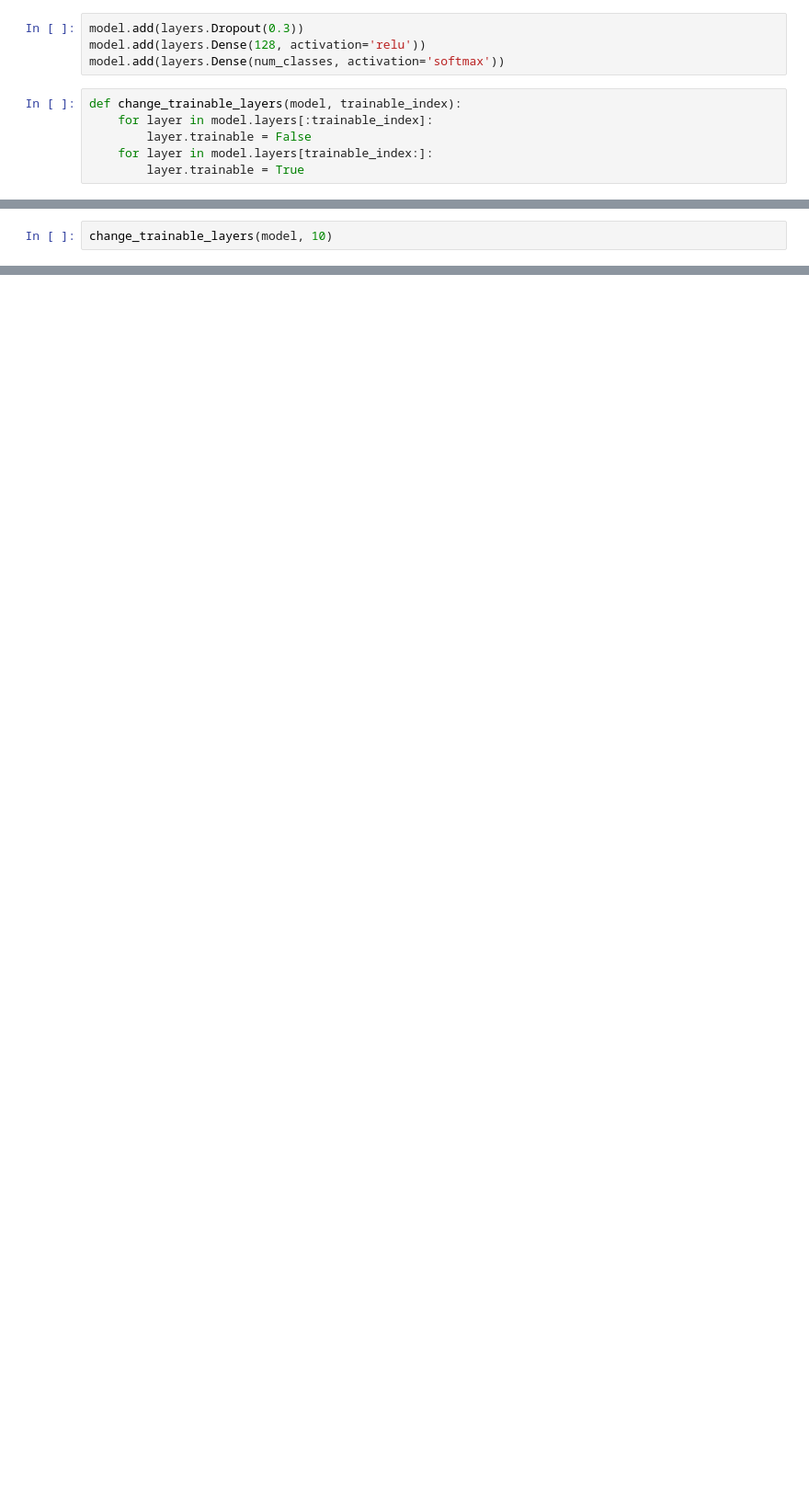
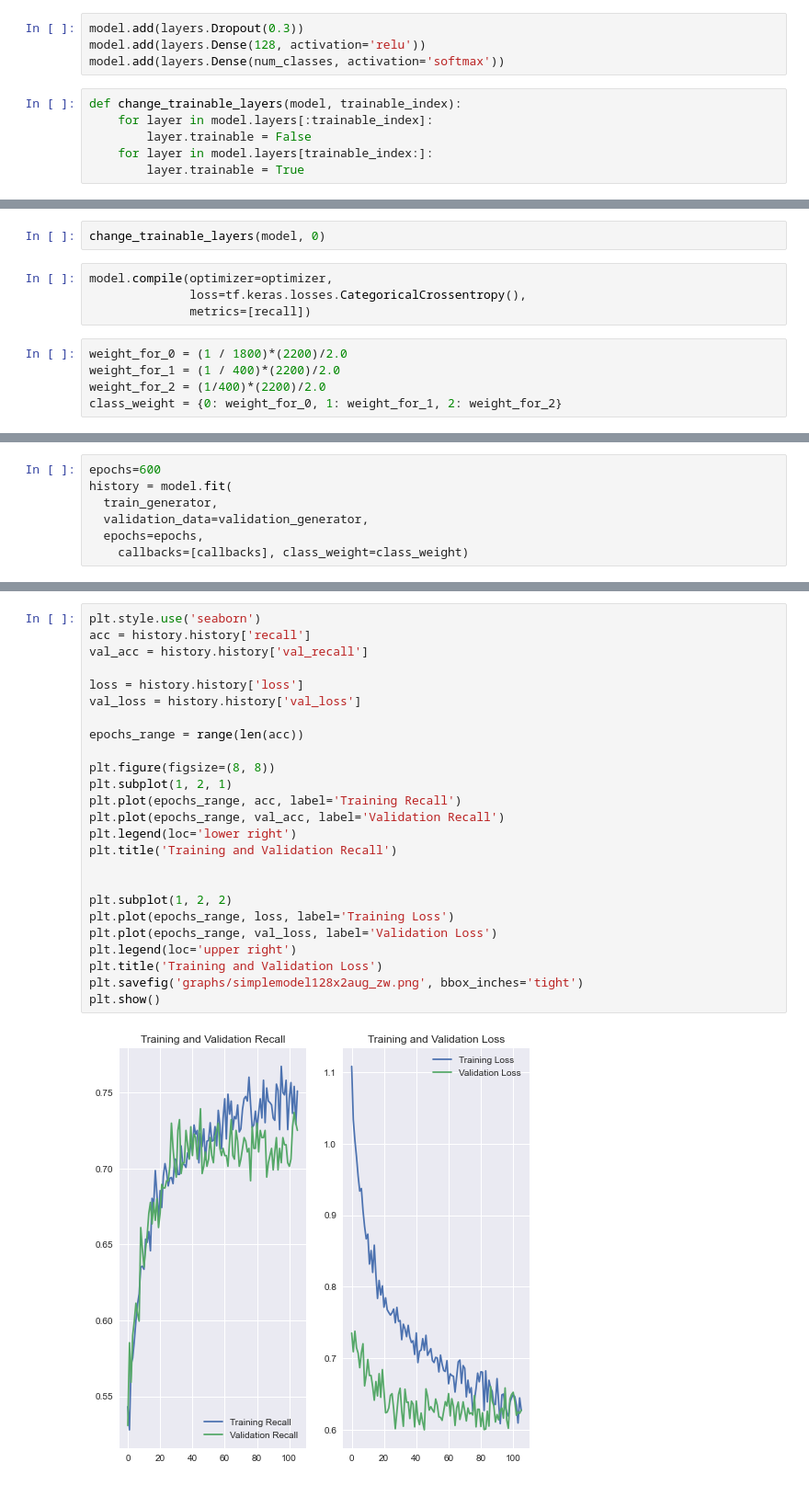
Before and after one commit to hadams1337/Poison-Ivy_Poison-Oak, a Jupyter notebook: model_128_2_zoom_bright.ipynb, the cells around one changed output, grey strips where cells are left out. Shown: that part at 92% size. Saved outputs shown, nothing was run; the diff lists cells and outputs as text; blank space fills up the shorter version.

Commit message:
made some graphs

```diff
--- a/model_128_2_zoom_bright.ipynb
+++ b/model_128_2_zoom_bright.ipynb
@@ -212,2 +284,11 @@ def change_trainable_layers(model, trainable_index):
 # %%
-change_trainable_layers(model, 10)
+change_trainable_layers(model, 0)
+# %%
+model.compile(optimizer=optimizer,
+              loss=tf.keras.losses.CategoricalCrossentropy(),
+              metrics=[recall])
+# %%
+weight_for_0 = (1 / 1800)*(2200)/2.0
+weight_for_1 = (1 / 400)*(2200)/2.0
+weight_for_2 = (1/400)*(2200)/2.0
+class_weight = {0: weight_for_0, 1: weight_for_1, 2: weight_for_2}
@@ -213,0 +299,7 @@ change_trainable_layers(model, 10)
+# %%
+epochs=600
+history = model.fit(
+  train_generator,
+  validation_data=validation_generator,
+  epochs=epochs,
+    callbacks=[callbacks], class_weight=class_weight)
@@ -213,0 +348,27 @@ change_trainable_layers(model, 10)
+# %%
+plt.style.use('seaborn')
+acc = history.history['recall']
+val_acc = history.history['val_recall']
+
+loss = history.history['loss']
+val_loss = history.history['val_loss']
+
+epochs_range = range(len(acc))
+
+plt.figure(figsize=(8, 8))
+plt.subplot(1, 2, 1)
+plt.plot(epochs_range, acc, label='Training Recall')
+plt.plot(epochs_range, val_acc, label='Validation Recall')
+plt.legend(loc='lower right')
+plt.title('Training and Validation Recall')
+
+
+plt.subplot(1, 2, 2)
+plt.plot(epochs_range, loss, label='Training Loss')
+plt.plot(epochs_range, val_loss, label='Validation Loss')
+plt.legend(loc='upper right')
+plt.title('Training and Validation Loss')
+plt.savefig('graphs/simplemodel128x2aug_zw.png', bbox_inches='tight')
+plt.show()
+# %% [output]
+[figure, added]
```
Also changed, not shown: parts of 28 cells of this notebook, 11 other files.
